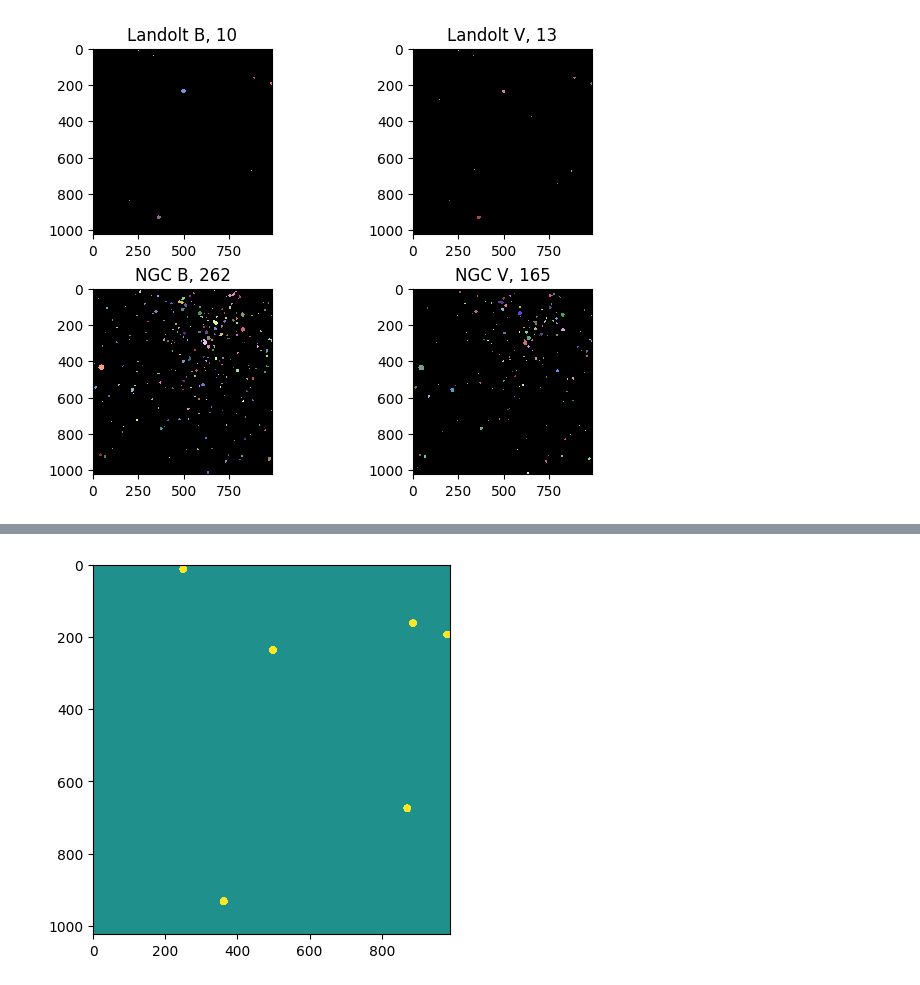
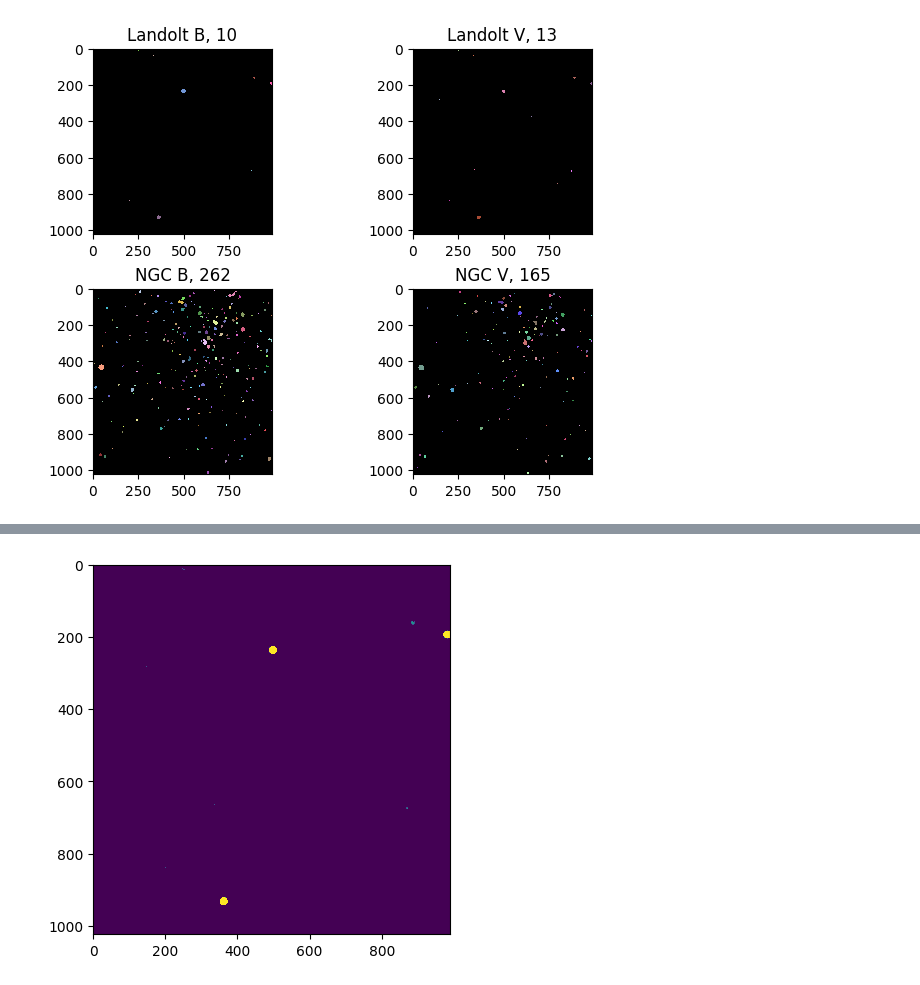
Before and after one commit to askemer/ASTR257_2024, a Jupyter notebook: student_work/adityars/hr/hr.ipynb, the cells around one changed output, grey strips where cells are left out. Saved outputs shown, nothing was run; the diff lists cells and outputs as text; code cells hidden in the pictures.

```diff
--- a/student_work/adityars/hr/hr.ipynb
+++ b/student_work/adityars/hr/hr.ipynb
@@ -112,6 +112,13 @@ photometry = BasicPSFPhotometry(
 landB_phot = photometry(landB)
 #view_as_ds9(landB - photometry.get_residual_image())
 # %%
-landV_phot = photometry(landV)
+landV_phot = photometry(
+    landV,
+    init_guesses = Table(
+        names=['x_0', 'y_0'],
+        data = [landB_phot['x_fit'], landB_phot['y_fit']]
+    )
+)
+
 view_as_ds9(landV - photometry.get_residual_image())
 # %% [output]
@@ -118,4 +126,4 @@ view_as_ds9(landV - photometry.get_residual_image())
-[figure, old version]
+[figure, new version]
 # %%
 ngcB_phot = photometry(ngcB)
 view_as_ds9(ngcB - photometry.get_residual_image())
```
Also changed, not shown: parts of 7 cells of this notebook.
